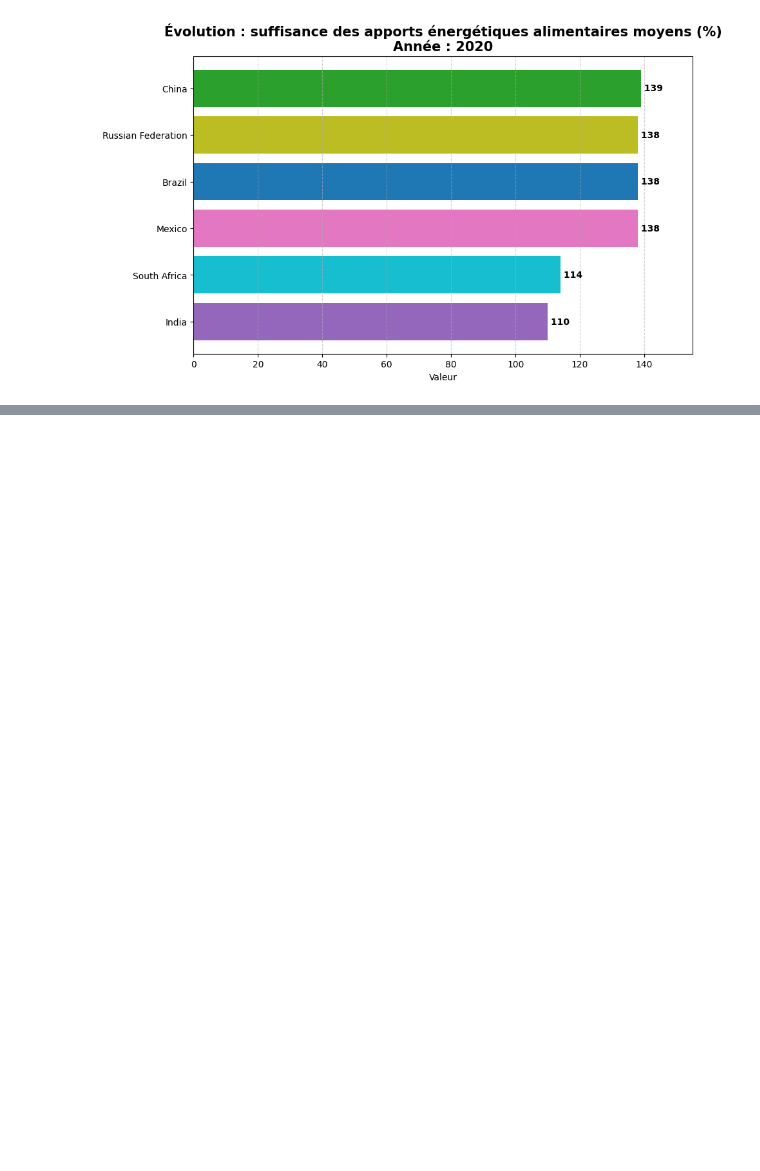
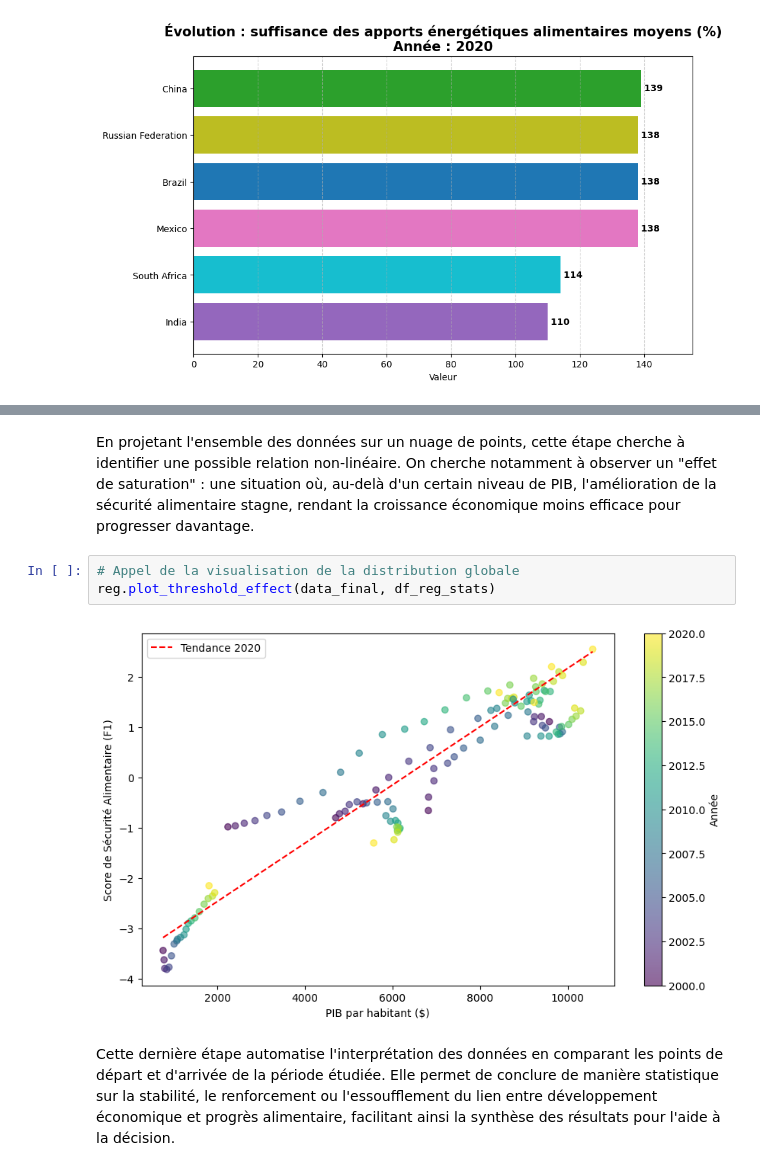
Before and after one commit to yczk9/projet_py4ds_Reis_Crapsky, a Jupyter notebook: Notebook_principal.ipynb, the cells around one changed output, grey strips where cells are left out. Cells and saved outputs as stored; diff of their text form; blank space fills up the shorter version.

```diff
--- a/Notebook_principal.ipynb
+++ b/Notebook_principal.ipynb
@@ -771,0 +561,9 @@ Le graphique des régressions a été sauvegardé sous 'resultats_regressions.pn
+# %% [markdown]
+En projetant l'ensemble des données sur un nuage de points, cette étape cherche à identifier une possible relation non-linéaire. On cherche notamment à observer un "effet de saturation" : une situation où, au-delà d'un certain niveau de PIB, l'amélioration de la sécurité alimentaire stagne, rendant la croissance économique moins efficace pour progresser davantage.
+# %%
+# Appel de la visualisation de la distribution globale
+reg.plot_threshold_effect(data_final, df_reg_stats)
+# %% [output]
+[figure, added]
+# %% [markdown]
+Cette dernière étape automatise l'interprétation des données en comparant les points de départ et d'arrivée de la période étudiée. Elle permet de conclure de manière statistique sur la stabilité, le renforcement ou l'essoufflement du lien entre développement économique et progrès alimentaire, facilitant ainsi la synthèse des résultats pour l'aide à la décision.
```
Also changed, not shown: parts of 34 cells of this notebook, 2 other files.
